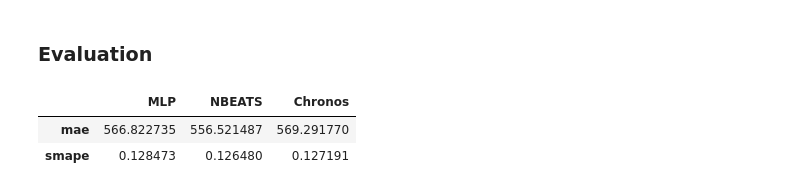
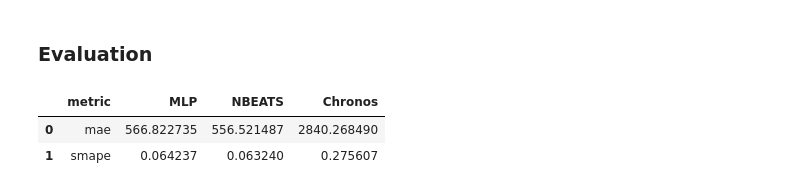
Before and after one commit to marcopeix/time-series-analysis, a Jupyter notebook: chronos.ipynb, the cells around one changed output. Saved outputs shown, nothing was run; the diff lists cells and outputs as text; code cells hidden in the pictures.

```diff
--- a/chronos.ipynb
+++ b/chronos.ipynb
@@ -164,28 +163,30 @@ for i, ax in enumerate(axes.flatten()):
 # %% [markdown]
 ### Evaluation
-# %%
-from neuralforecast.losses.numpy import mae, smape
-
-mlp_mae = mae(mlp_forecasts_df['y'], mlp_forecasts_df['MLP'])
-mlp_smape = smape(mlp_forecasts_df['y'], mlp_forecasts_df['MLP'])
-
-nbeats_mae = mae(nbeats_forecasts_df['y'], nbeats_forecasts_df['NBEATS'])
-nbeats_smape = smape(nbeats_forecasts_df['y'], nbeats_forecasts_df['NBEATS'])
-
-chronos_mae = mae(results_df['target'], results_df['chronos'])
-chronos_smape = smape(results_df['target'], results_df['chronos'])
-
-data = {
-    'MLP': [mlp_mae, mlp_smape],
-    'NBEATS': [nbeats_mae, nbeats_smape],
-    'Chronos': [chronos_mae, chronos_smape]
-}
-
-metrics_df = pd.DataFrame(data=data)
-metrics_df.index = ['mae', 'smape']
-
-metrics_df.style.highlight_min(color='blue', axis=1)
-# %% [output]
-|  | MLP | NBEATS | Chronos |
-| mae | 566.822735 | 556.521487 | 569.291770 |
-| smape | 0.128473 | 0.126480 | 0.127191 |
+# %%
+from utilsforecast.losses import mae, smape
+from utilsforecast.evaluation import evaluate
+
+forecast_df = mlp_forecasts_df
+forecast_df['NBEATS'] = nbeats_forecasts_df['NBEATS']
+
+# Sort dataframe by id and date to align with the predictions of Chronos
+forecast_df['SortKey'] = forecast_df['unique_id'].str.extract('(\d+)').astype(int)
+forecast_df = forecast_df.sort_values(by=['SortKey', 'ds'])
+forecast_df = forecast_df.drop(columns=['SortKey'])
+
+forecast_df['Chronos'] = results_df['chronos']
+
+evaluation = evaluate(
+    forecast_df,
+    metrics=[mae, smape],
+    models=['MLP', 'NBEATS', 'Chronos'],
+    target_col='y'
+)
+
+avg_metrics = evaluation.drop(columns='unique_id').groupby('metric').mean().reset_index()
+
+avg_metrics
+# %% [output]
+|  | metric | MLP | NBEATS | Chronos |
+| 0 | mae | 566.822735 | 556.521487 | 2840.268490 |
+| 1 | smape | 0.064237 | 0.063240 | 0.275607 |
```
Also changed, not shown: parts of 4 cells of this notebook.
